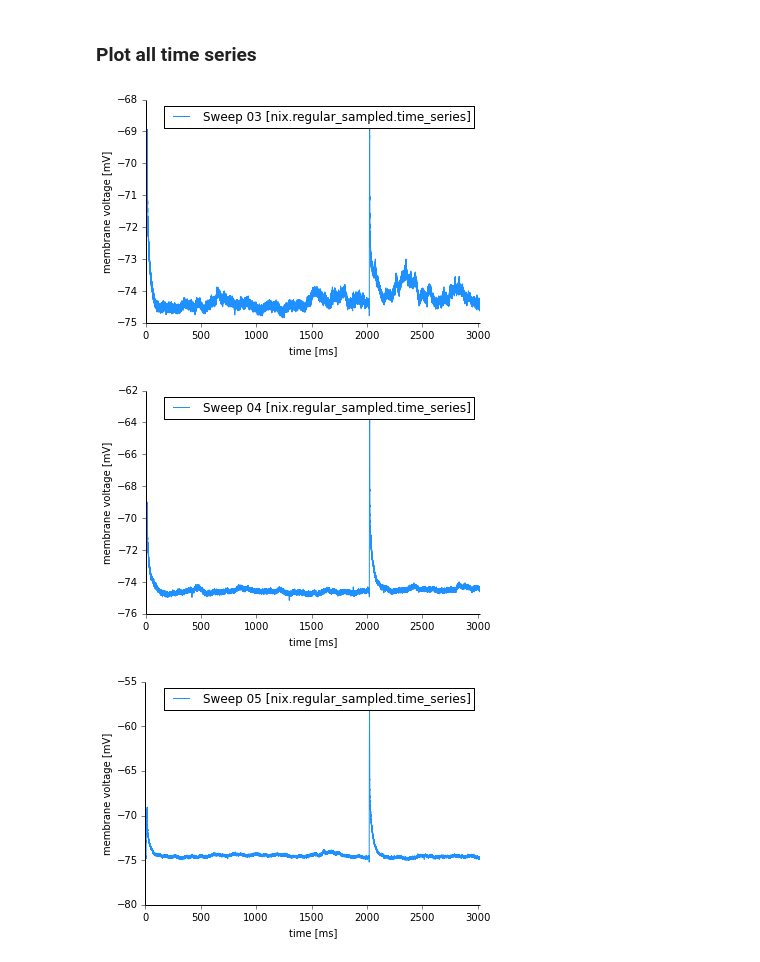
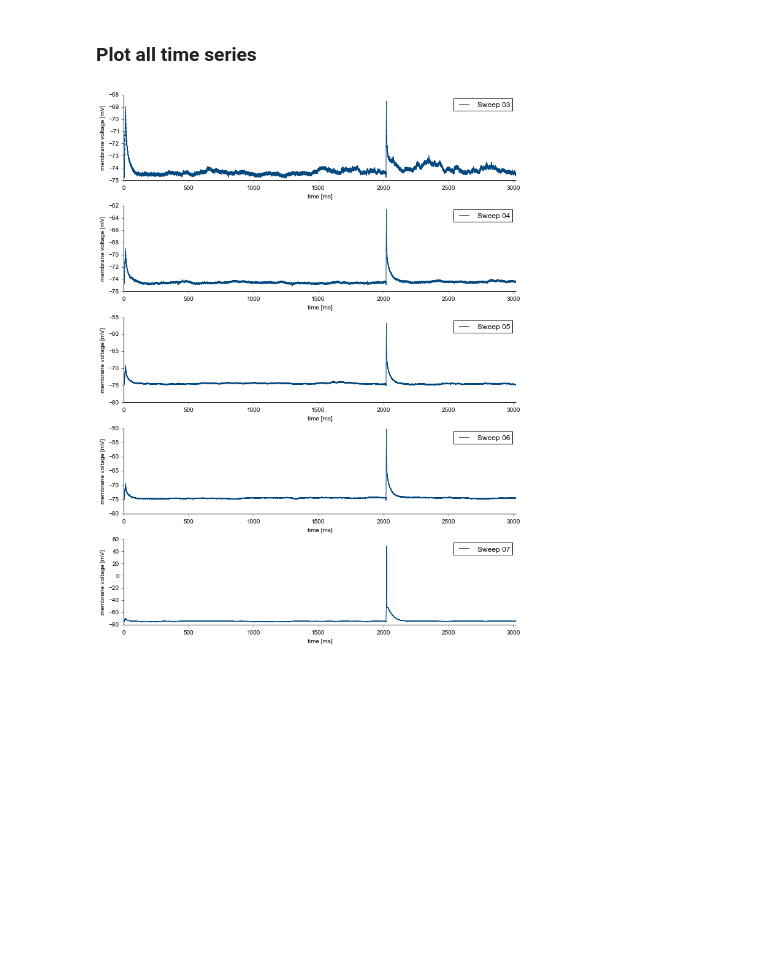
Before and after one commit to G-Node/nix-demo, a Jupyter notebook: NWB pvc-6 use-case.ipynb, the cells around one changed output. Cells and saved outputs as stored; diff of their text form; code cells hidden in the pictures; blank space fills up the shorter version.

```diff
--- a/NWB pvc-6 use-case.ipynb
+++ b/NWB pvc-6 use-case.ipynb
@@ -34,12 +34,15 @@ MultiTags                                          (10)
 # %%
 from utils.plotting import Plotter
 %matplotlib inline
 
 time_series = [ts for ts in block.data_arrays if ts.type.endswith("time_series")]
 time_series.sort(lambda a, b: cmp(a.name, b.name))
-for ts in time_series[0:3]:
-    Plotter().add_plot(ts)
+ts_count = len(time_series)
+
+plotter = Plotter(lines=5, width=1000, height=1200)
+for i in range(5):
+    plotter.add(time_series[i], subplot=i)
+
+plotter.plot()
 # %% [output]
-[figure, old version]
+[figure, new version]
-[figure, removed]
-[figure, removed]
```
Also changed, not shown: 2 other files.
